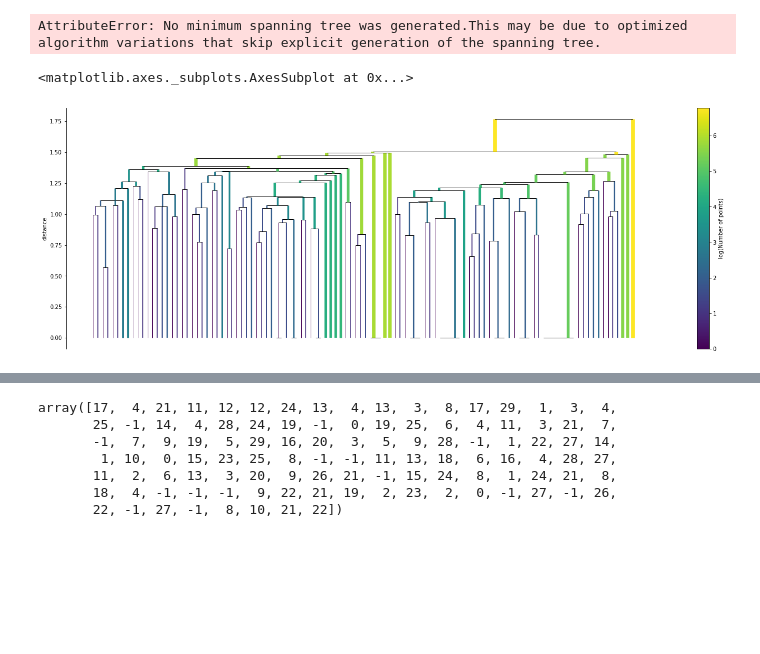
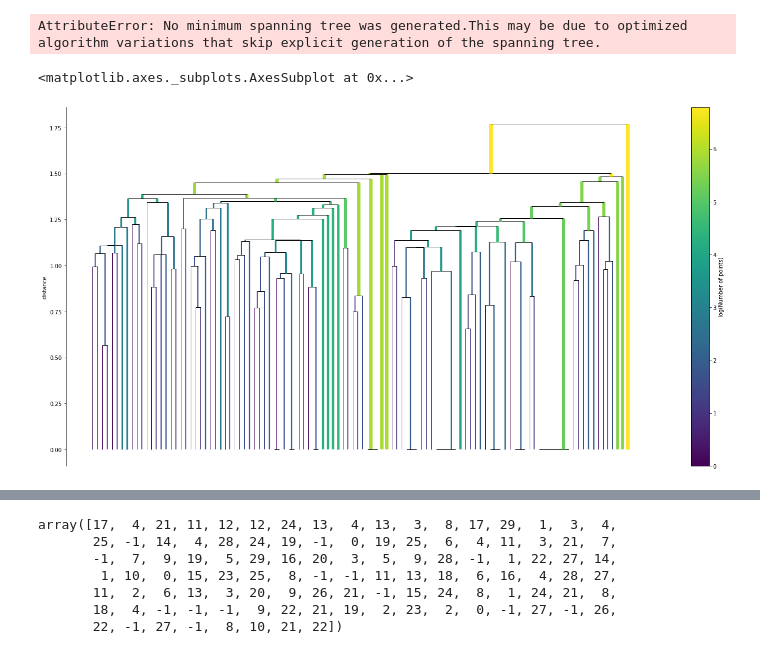
Before and after one commit to Aalto-LeTech/CodeClustersModeling, a Jupyter notebook: notebooks/metrics.ipynb, the cells around one changed output, grey strips where cells are left out. Drawn from its saved outputs; the diff is of its cells as text; code cells hidden in the pictures; blank space fills up the shorter version.

```diff
--- a/notebooks/metrics.ipynb
+++ b/notebooks/metrics.ipynb
@@ -339,8 +341,8 @@ clusterer.minimum_spanning_tree_.plot(edge_cmap='viridis',
 # %% [output]
 AttributeError: No minimum spanning tree was generated.This may be due to optimized algorithm variations that skip explicit generation of the spanning tree.
 # %%
-plt.figure(3,figsize=(24,8))
+plt.figure(3,figsize=(24,12))
 clusterer.single_linkage_tree_.plot(cmap='viridis', colorbar=True)
 # %% [output]
 <matplotlib.axes._subplots.AxesSubplot at 0x...>
-[figure, old version]
+[figure, new version]
```
Also changed, not shown: parts of 4 cells of this notebook, 3 other files.
